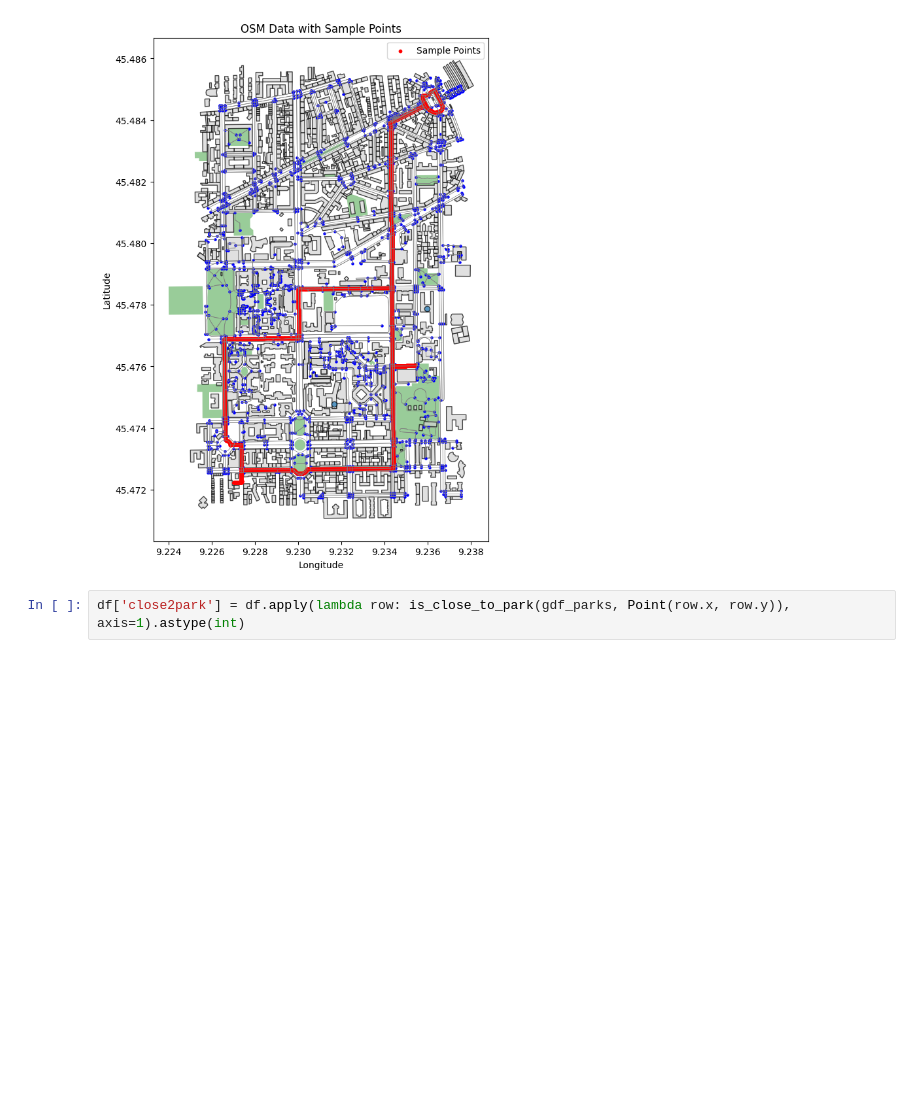
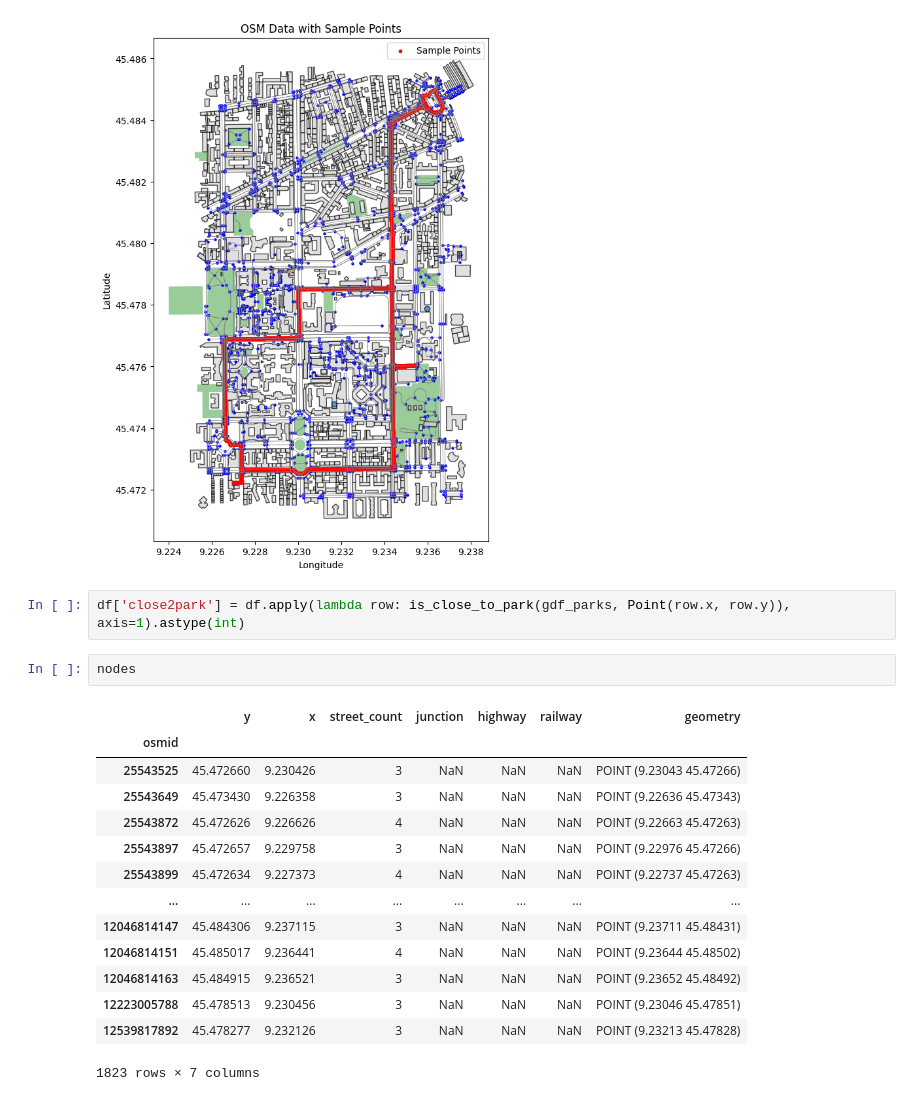
Before and after one commit to vitorbborges/ANTHEM, a Jupyter notebook: src/osmnx.ipynb, the cells around one changed output. Saved outputs shown, nothing was run; the diff lists cells and outputs as text; blank space fills up the shorter version.

```diff
--- a/src/osmnx.ipynb
+++ b/src/osmnx.ipynb
@@ -76,3 +76,20 @@ Parks/squares: 32
 [figure]
 # %%
 df['close2park'] = df.apply(lambda row: is_close_to_park(gdf_parks, Point(row.x, row.y)), axis=1).astype(int)
+# %%
+nodes
+# %% [output]
+|  | y | x | street_count | junction | highway | railway | geometry |
+| osmid |  |  |  |  |  |  |  |
+| 25543525 | 45.472660 | 9.230426 | 3 | NaN | NaN | NaN | POINT (9.23043 45.47266) |
+| 25543649 | 45.473430 | 9.226358 | 3 | NaN | NaN | NaN | POINT (9.22636 45.47343) |
+| 25543872 | 45.472626 | 9.226626 | 4 | NaN | NaN | NaN | POINT (9.22663 45.47263) |
+| 25543897 | 45.472657 | 9.229758 | 3 | NaN | NaN | NaN | POINT (9.22976 45.47266) |
+| 25543899 | 45.472634 | 9.227373 | 4 | NaN | NaN | NaN | POINT (9.22737 45.47263) |
+| ... | ... | ... | ... | ... | ... | ... | ... |
+| 12046814147 | 45.484306 | 9.237115 | 3 | NaN | NaN | NaN | POINT (9.23711 45.48431) |
+| 12046814151 | 45.485017 | 9.236441 | 4 | NaN | NaN | NaN | POINT (9.23644 45.48502) |
+| 12046814163 | 45.484915 | 9.236521 | 3 | NaN | NaN | NaN | POINT (9.23652 45.48492) |
+| 12223005788 | 45.478513 | 9.230456 | 3 | NaN | NaN | NaN | POINT (9.23046 45.47851) |
+| 12539817892 | 45.478277 | 9.232126 | 3 | NaN | NaN | NaN | POINT (9.23213 45.47828) |
+1823 rows × 7 columns
```
Also changed, not shown: parts of 1 cell of this notebook, 3 other files.
